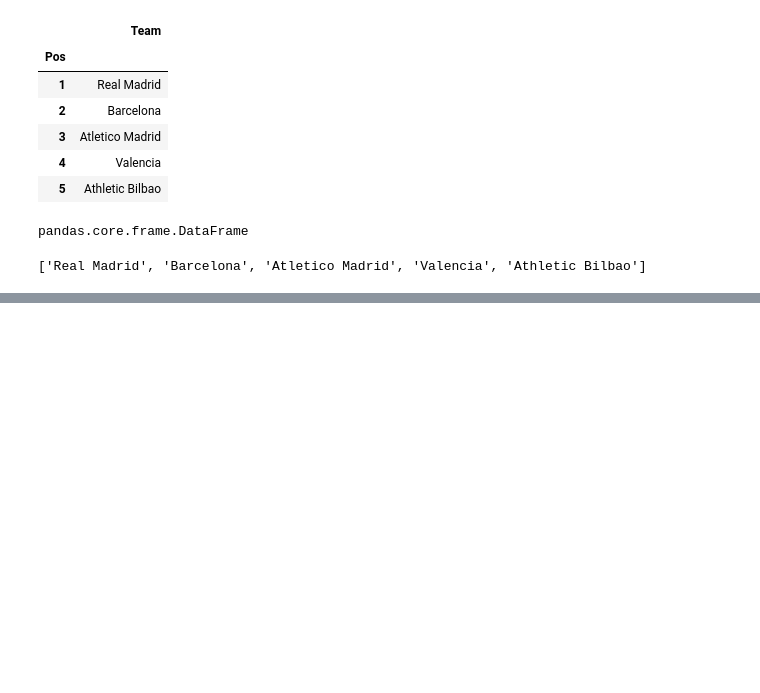
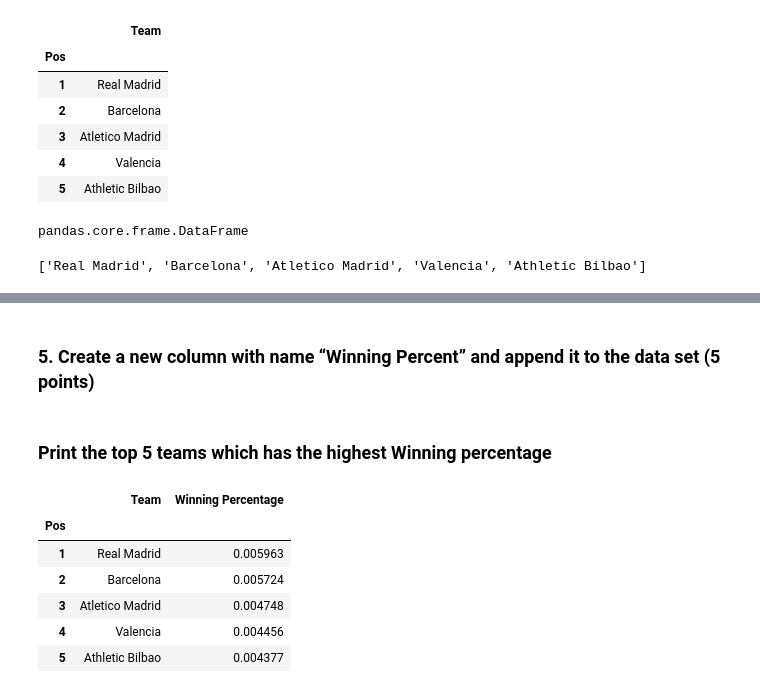
Before and after one commit to KinjollDey/LaLiGA-PointsTable-Analysis, a Jupyter notebook: main.ipynb, the cells around one changed output, grey strips where cells are left out. Cells and saved outputs as stored; diff of their text form; code cells hidden in the pictures; blank space fills up the shorter version.

```diff
--- a/main.ipynb
+++ b/main.ipynb
@@ -146,0 +239,2 @@ print(top5['Team'].tolist())
+# %% [markdown]
+### 5. Create a new column with name “Winning Percent” and append it to the data set (5 points)
@@ -147,3 +248,17 @@ print(top5['Team'].tolist())
+# %% [markdown]
+### Print the top 5 teams which has the highest Winning percentage
+# %%
+Win_percent = data.sort_values(by =['Winning Percentage'],  ascending = False)
+# %%
+Win_percent.loc[1:5,['Team', 'Winning Percentage']]
+# %% [output]
+|  | Team | Winning Percentage |
+| Pos |  |  |
+| 1 | Real Madrid | 0.005963 |
+| 2 | Barcelona | 0.005724 |
+| 3 | Atletico Madrid | 0.004748 |
+| 4 | Valencia | 0.004456 |
+| 5 | Athletic Bilbao | 0.004377 |
 # %%
 data.head()
 # %% [output]
```
Also changed, not shown: parts of 30 cells of this notebook.
